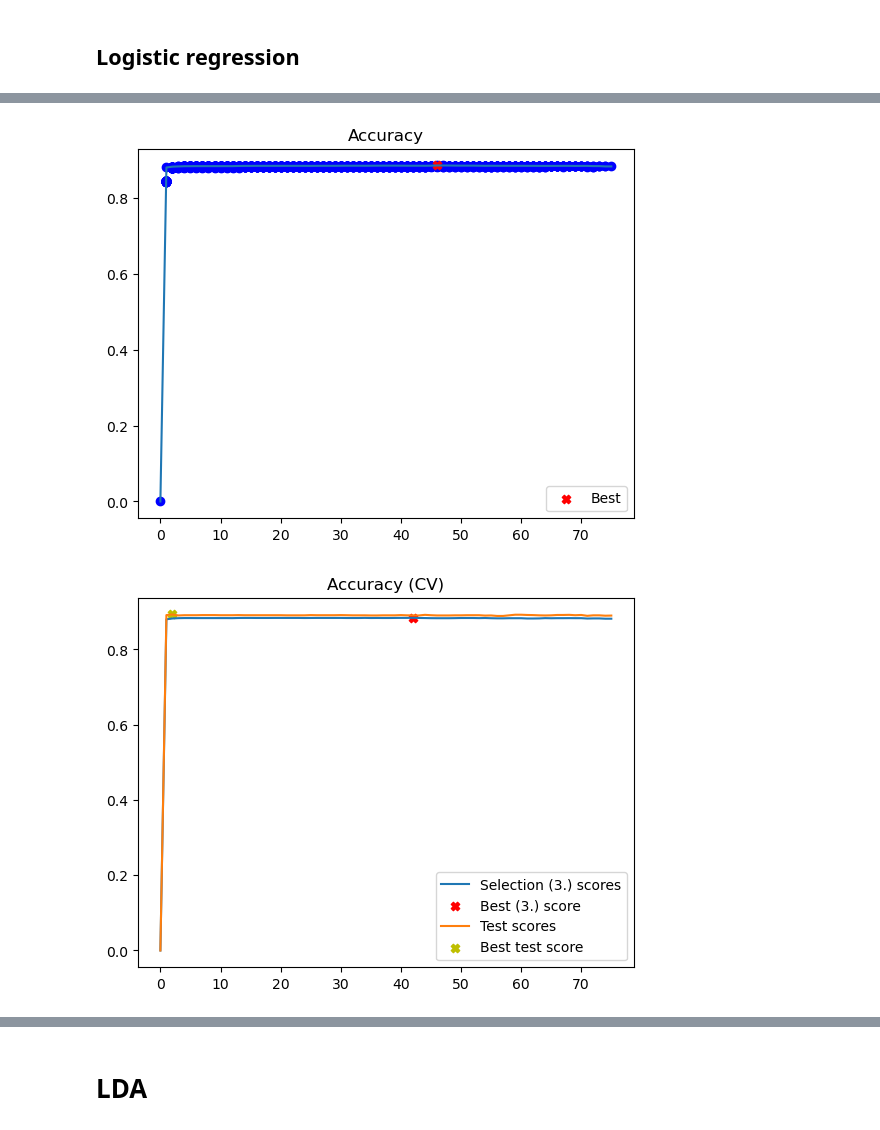
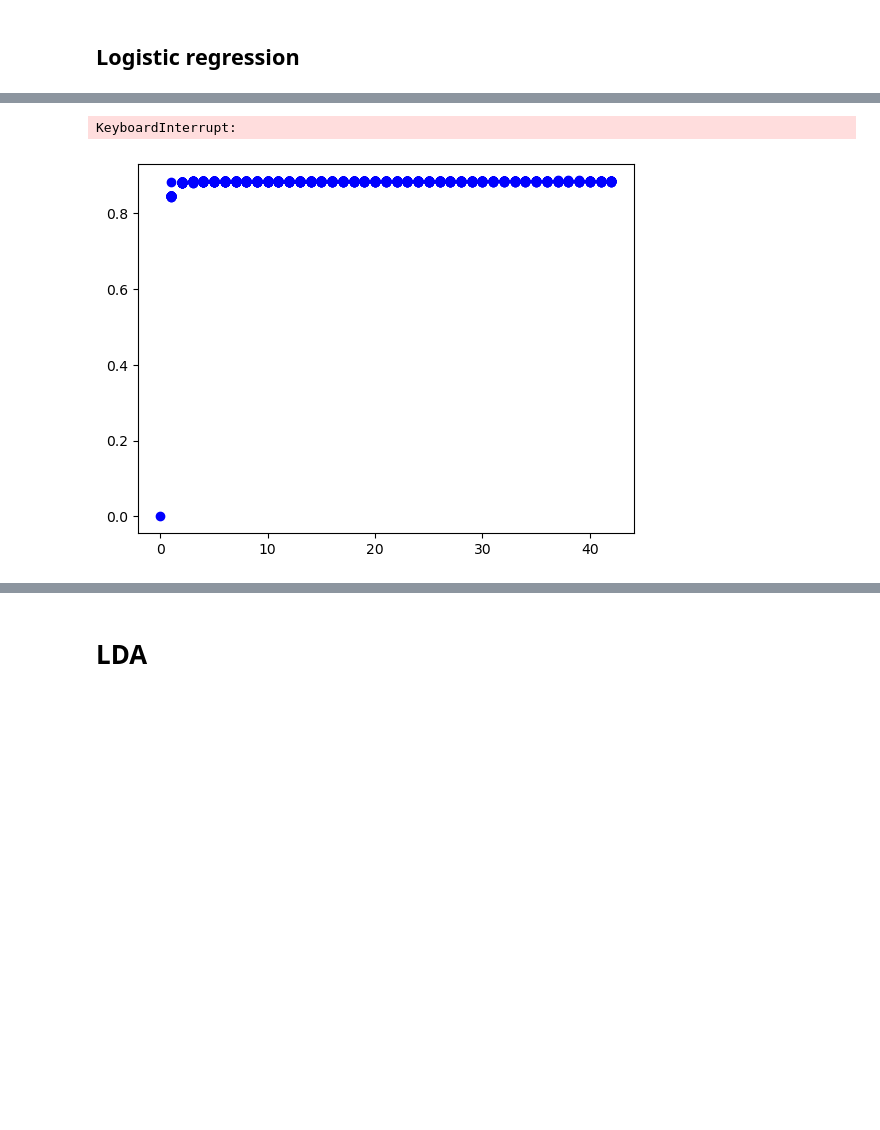
Before and after one commit to sararesta/ML-Homework, a Jupyter notebook: Classification.ipynb, the cells around one changed output, grey strips where cells are left out. Saved outputs shown, nothing was run; the diff lists cells and outputs as text; code cells hidden in the pictures; blank space fills up the shorter version.

```diff
--- a/Classification.ipynb
+++ b/Classification.ipynb
@@ -66,7 +127,6 @@ We use the solver saga because it's the most suitable for big datasets and suppo
 # %%
-from sklearn.linear_model import LogisticRegression            # 1- model selection
-model = LogisticRegression(solver='saga',max_iter=1000)      # 2- hyperparams
-model.fit(X_train_scaled, y_train)                               # 3- model fitting
+model = LogisticRegression(solver='newton-cg',max_iter=1000)    # 2- hyperparams
+model.fit(X_train_scaled, y_train)                                # 3- model fitting
 y_predict = model.predict(X_test_scaled)                        # 4- model testing
 
 def accuracy(y_pred, y_true):
@@ -75,4 +135,12 @@ def accuracy(y_pred, y_true):
 print("Train accuracy:", accuracy(y_train, model.predict(X_train_scaled)))
 print("Test accuracy:", accuracy(y_test, model.predict(X_test_scaled)))
 coefficients = model.coef_
+
+cv_accuracy = cross_val_score(model, X_train_scaled, y_train, cv=10, scoring='accuracy')
+print("Cross-Validated Accuracy:", cv_accuracy)
+print("Mean Accuracy:", np.mean(cv_accuracy))
+
+cv_accuracy = cross_val_score(model, X_test_scaled, y_test, cv=10, scoring='accuracy')
+print("Cross-Validated Accuracy:", cv_accuracy)
+print("Mean Accuracy:", np.mean(cv_accuracy))
 # %% [output]
@@ -97,18 +156,3 @@ Weekend_True: 0.01964793398116575
-# %%
-from sklearn.metrics import accuracy_score
-from sklearn.feature_selection import RFE
-model = LogisticRegression(solver='saga',max_iter=1000)
-for i in range(1,76):
-    rfe = RFE(model, n_features_to_select=i)
-    rfe.fit(X_train, y_train)
-    X_train_rfe = rfe.transform(X_train_scaled)
-    X_test_rfe = rfe.transform(X_test_scaled)
-    model.fit(X_train_rfe, y_train)
-    y_pred = model.predict(X_test_rfe)
-    accuracy = accuracy_score(y_test, y_pred)
-    print("--- Best model with ",i," features")
-    print(list(X_train_rfe.columns))
-    print("Accuracy:", accuracy)
 # %%
 from sklearn.dummy import DummyRegressor
 from sklearn.model_selection import cross_val_score
@@ -273,11 +312,12 @@ def forward_selection(Xtrain_pd, ytrain, Xtest_pd, ytest,
     subsets_fig.set_title(subsets_scorer_name)
     subsets_fig.legend()
 # %%
-cv = 10
-forward_selection(X_train_scaled, y_train, X_test_scaled, y_test,
+cv = 5
+#prima era 10!
+forward_selection(X_train_scaled, y_train, X_test_scaled, y_test,"LogisticRegression",
                   get_evaluator(make_scorer(accuracy)), np.argmax, # 2.
                   get_cv_evaluator(make_scorer(accuracy), cv), np.argmax, # 3.
-                  get_evaluator(make_scorer(accuracy)), np.argmax, # test
+                  get_cv_evaluator(make_scorer(accuracy), cv), np.argmax, # test
                   candidates_scorer_name="Accuracy",
                   subsets_scorer_name="Accuracy (CV)",
                   verbose=True, weight_step3=cv)
@@ -302,3 +342,3 @@ Total number of trained models: 3600
+KeyboardInterrupt:
-[figure, old version]
+[figure, new version]
-[figure, removed]
 # %%
```
Also changed, not shown: parts of 18 cells of this notebook.
